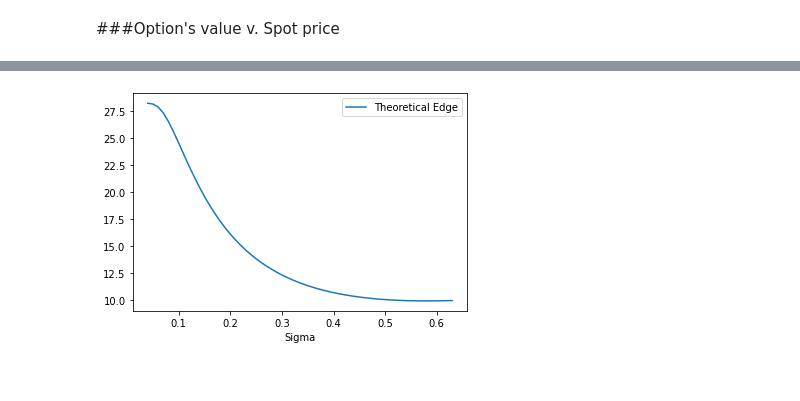
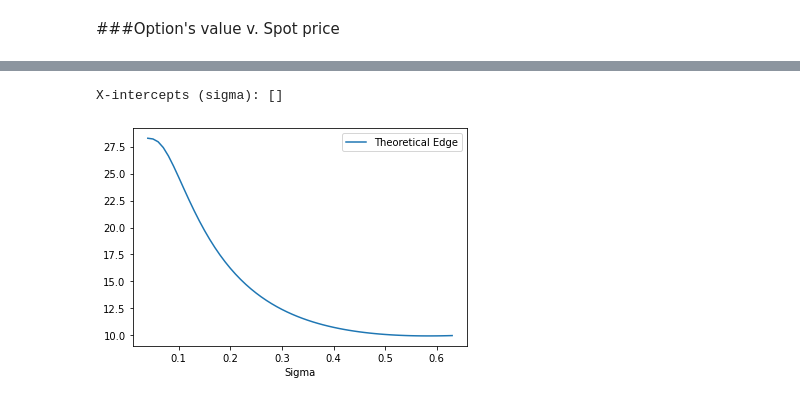
Before and after one commit to kevinhhl/options-pricing-tools-and-trading-strategies, a Jupyter notebook: Sensitivity_Analysis_Changes_in_Spot_and_Sigma.ipynb, the cells around one changed output, grey strips where cells are left out. Cells and saved outputs as stored; diff of their text form; code cells hidden in the pictures.

```diff
--- a/Sensitivity_Analysis_Changes_in_Spot_and_Sigma.ipynb
+++ b/Sensitivity_Analysis_Changes_in_Spot_and_Sigma.ipynb
@@ -296,24 +357,8 @@ To illustrate the point, suppose price tanks by 50%. As buyer of straddle who al
-# %%
-step_sigma = .01
-list_x, list_y = [], []
-
-for i in range(-10,50):
-  _sigma = sigma + i*step_sigma
-  tmp_pos = position()
-
-  tmp_pos = position()
-  for e in pos.list_leg:
-    _leg = leg(side=e.side, contract=e.contract, size=e.size, date_today=date_today, s=crnt_price/2, r=riskfree_rate, sigma=_sigma)
-    tmp_pos.add_leg(_leg)
-
-  list_x.append(_sigma)
-  list_y.append(tmp_pos.total_th_edge)
-
-df = pd.DataFrame({ "Sigma":list_x, "Theoretical Edge":list_y } )
-df = df[df["Theoretical Edge"]>0]
-df.plot(x="Sigma", y="Theoretical Edge");
-# %% [output]
-[figure, removed]
+# %%
+sensit_edge_v_sigma(crnt_price/2, sigma, step_sigma=0.01, step_range_multiplier=range(-10,50))
+# %% [output]
+X-intercepts (sigma): []
+[figure, added]
 # %% [markdown]
 ###Delta v. Spot price
 
```
Also changed, not shown: parts of 28 cells of this notebook.
